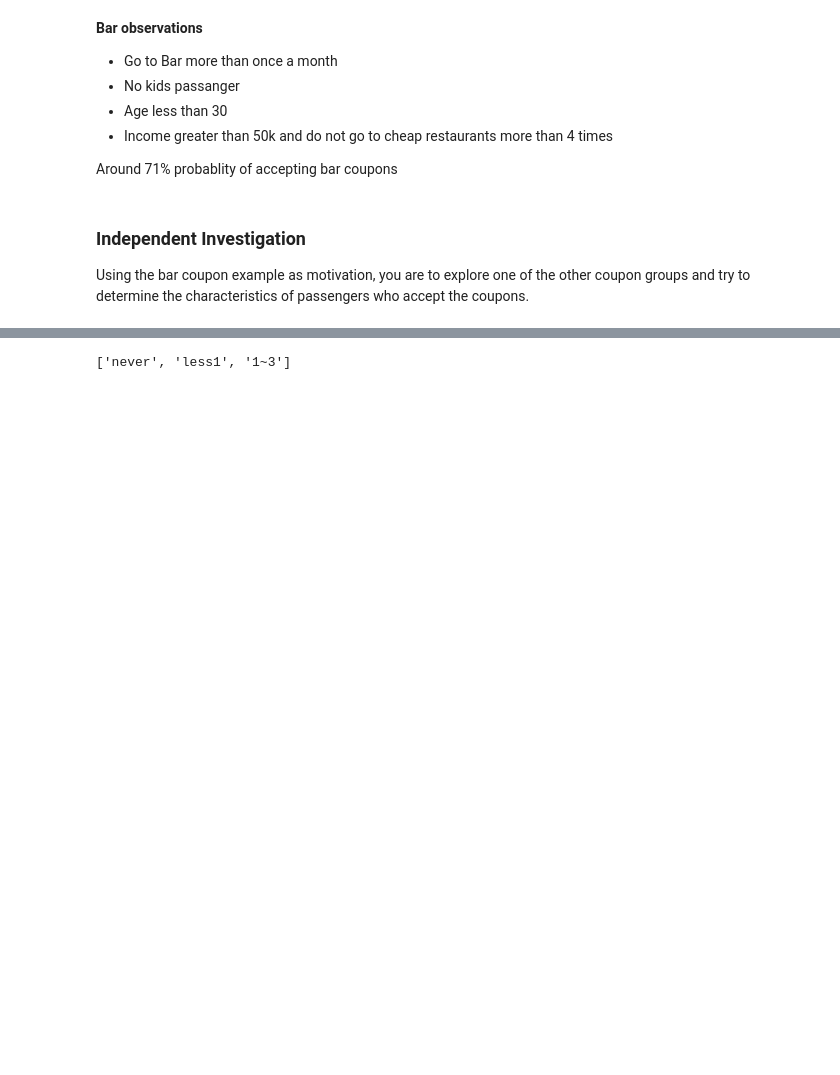
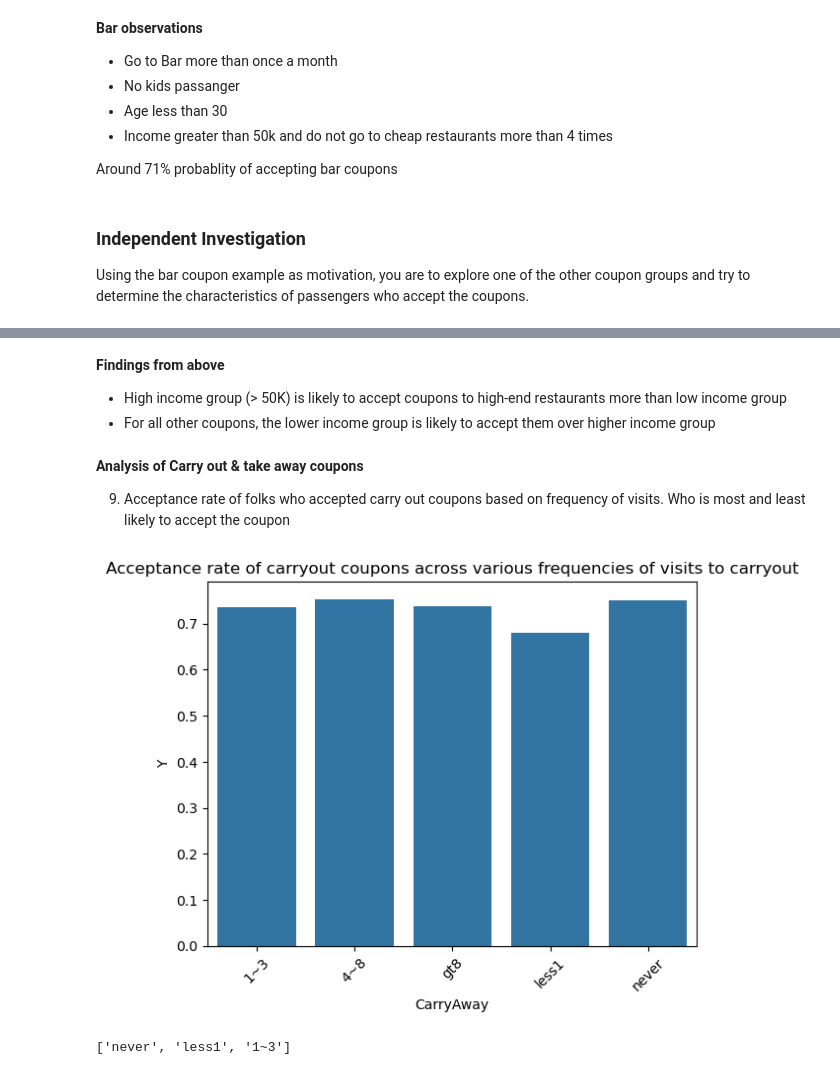
Before and after one commit to akshaynk21/ml-playground, a Jupyter notebook: coupon_application1/coupons.ipynb, the cells around one changed output, grey strips where cells are left out. Saved outputs shown, nothing was run; the diff lists cells and outputs as text; code cells hidden in the pictures; blank space fills up the shorter version.

```diff
--- a/coupon_application1/coupons.ipynb
+++ b/coupon_application1/coupons.ipynb
@@ -397,3 +325,23 @@ print(df_carryout.shape)
+# %% [markdown]
+**Findings from above**
+- High income group (> 50K) is likely to accept coupons to high-end restaurants more than low income group
+- For all other coupons, the lower income group is likely to accept them over higher income group
+# %% [markdown]
+**Analysis of Carry out & take away coupons**
+
+9. Acceptance rate of folks who accepted carry out coupons based on frequency of visits. Who is most and least likely to accept the coupon
+# %%
+# Create a dataframe for carryout coupons
+df_carryout = data.loc[data['coupon'] == 'Carry out & Take away']
+
+# get the acceptance rate
+df_carryout = df_carryout.groupby('CarryAway')['Y'].mean().reset_index()
+sns.barplot(data = df_carryout, x = 'CarryAway', y = 'Y')
+plt.xticks(rotation = 45)
+plt.title('Acceptance rate of carryout coupons across various frequencies of visits to carryout')
+plt.show()
+# %% [output]
+[figure, added]
 # %%
 print(less_than_3)
 # %% [output]
```
Also changed, not shown: parts of 24 cells of this notebook.
